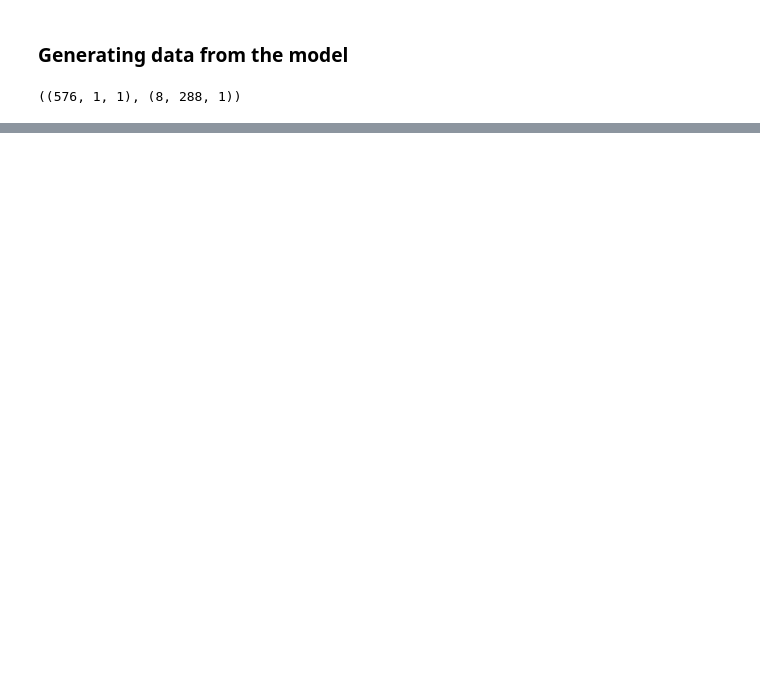
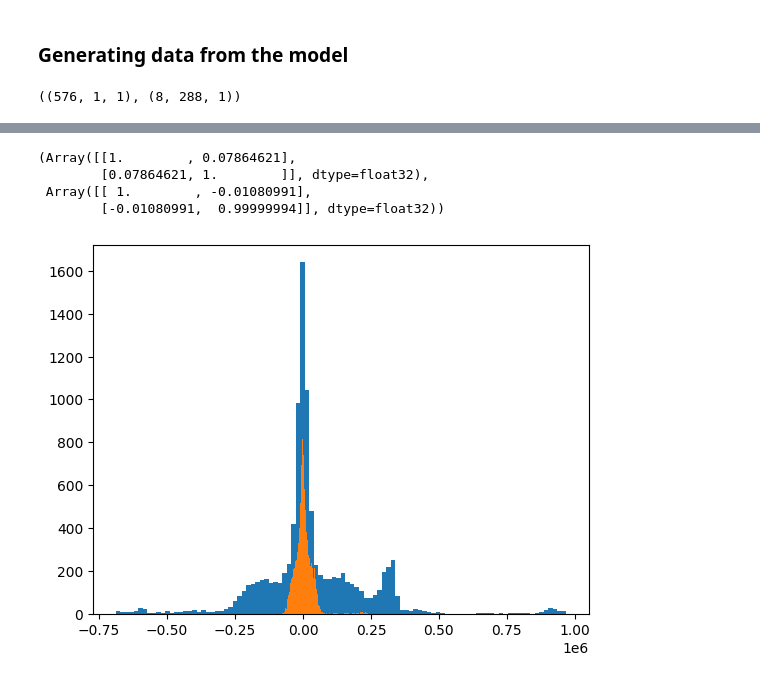
Before and after one commit to mmuravytskyi/snmp-madness, a Jupyter notebook: baseline_model.ipynb, the cells around one changed output, grey strips where cells are left out. Drawn from its saved outputs; the diff is of its cells as text; code cells hidden in the pictures; blank space fills up the shorter version.

```diff
--- a/baseline_model.ipynb
+++ b/baseline_model.ipynb
@@ -338,0 +368,17 @@ plot.draw()
+# %%
+model_errors = {}
+for src, dst in metadata.CONNECTIONS:
+    _test_di = dl.get_edge_data_iterator(src, dst, train=False)
+    model_errors[(src, dst)] = jnp.array([])
+    for _ in range(5):
+        test_batch = next(_test_di)
+        for bi in range(BATCH_SIZE):
+            context = test_batch["input"][bi:bi+1, :]
+            predicted = generate_fn(final_state.params, context, BLOCK_SIZE+1)
+
+            denormalized_target = test_batch["target"][bi:bi+1, :]*dl.metadata[(src, dst)]['std'] + \
+                              dl.metadata[(src, dst)]['mean']
+            denormalized_predictions = predicted*dl.metadata[(src, dst)]['std'] + \
+                              dl.metadata[(src, dst)]['mean']
+            error = denormalized_target - denormalized_predictions
+            model_errors[(src, dst)] = jnp.append(model_errors[(src, dst)], error)
@@ -338,0 +422,16 @@ plot.draw()
+# %%
+a = jnp.corrcoef(model_errors[('b1', 'ftj')], model_errors[('b1', 'uci')])
+b = jnp.corrcoef(model_errors[('b1', 'ftj')], model_errors[('uci', 'cyfronet')])
+a, b
+# %% [output]
+(Array([[1.        , 0.07864621],
+        [0.07864621, 1.        ]], dtype=float32),
+ Array([[ 1.        , -0.01080991],
+        [-0.01080991,  0.99999994]], dtype=float32))
+# %%
+plt.figure()
+plt.hist(jax.random.choice(jax.random.PRNGKey(SEED), model_errors[('b1', 'ftj')], (10000, )), bins=100)
+plt.hist(jax.random.choice(jax.random.PRNGKey(SEED), model_errors[('ftj', 'cyfronet')], (10000, )), bins=100)
+plt.show()
+# %% [output]
+[figure, added]
```
Also changed, not shown: parts of 18 cells of this notebook.
